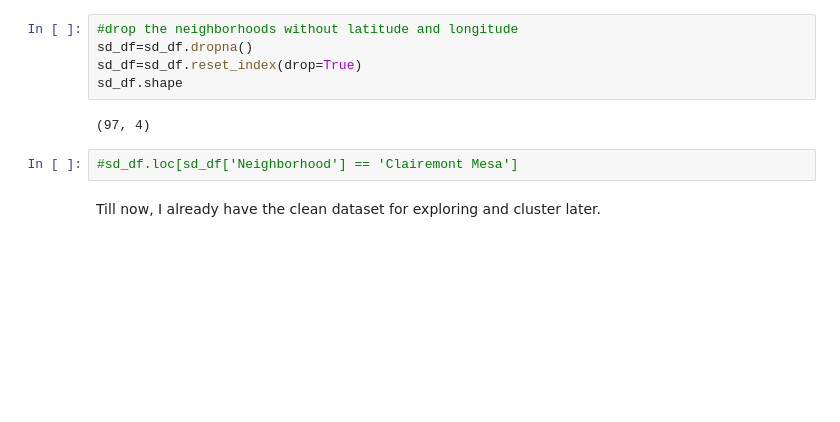
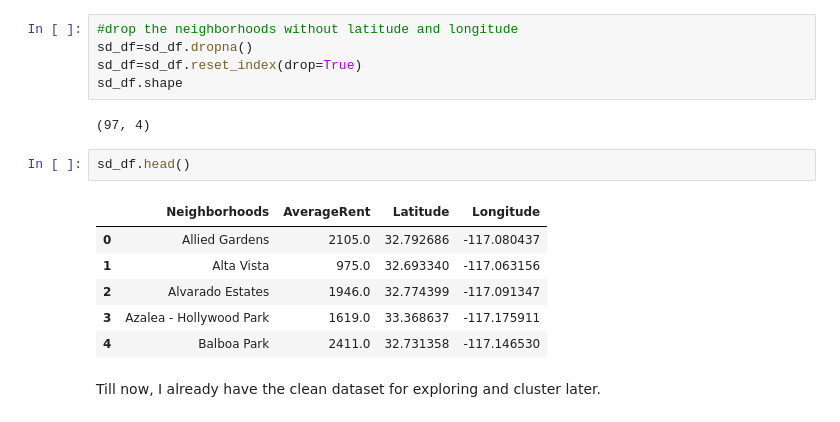
Before and after one commit to lynn-GH/Coursera_Capstone, a Jupyter notebook: CapstoneProject.ipynb, the cells around one changed output. Drawn from its saved outputs; the diff is of its cells as text; blank space fills up the shorter version.

```diff
--- a/CapstoneProject.ipynb
+++ b/CapstoneProject.ipynb
@@ -170,8 +179,15 @@ sd_df=sd_df.reset_index(drop=True)
 sd_df.shape
 # %% [output]
 (97, 4)
-# %%
-#sd_df.loc[sd_df['Neighborhood'] == 'Clairemont Mesa']
+# %%
+sd_df.head()
+# %% [output]
+|  | Neighborhoods | AverageRent | Latitude | Longitude |
+| 0 | Allied Gardens | 2105.0 | 32.792686 | -117.080437 |
+| 1 | Alta Vista | 975.0 | 32.693340 | -117.063156 |
+| 2 | Alvarado Estates | 1946.0 | 32.774399 | -117.091347 |
+| 3 | Azalea - Hollywood Park | 1619.0 | 33.368637 | -117.175911 |
+| 4 | Balboa Park | 2411.0 | 32.731358 | -117.146530 |
 # %% [markdown]
 <font>Till now, I already have the clean dataset for exploring and cluster later.</font>
 # %% [markdown]
```
Also changed, not shown: parts of 58 cells of this notebook.
